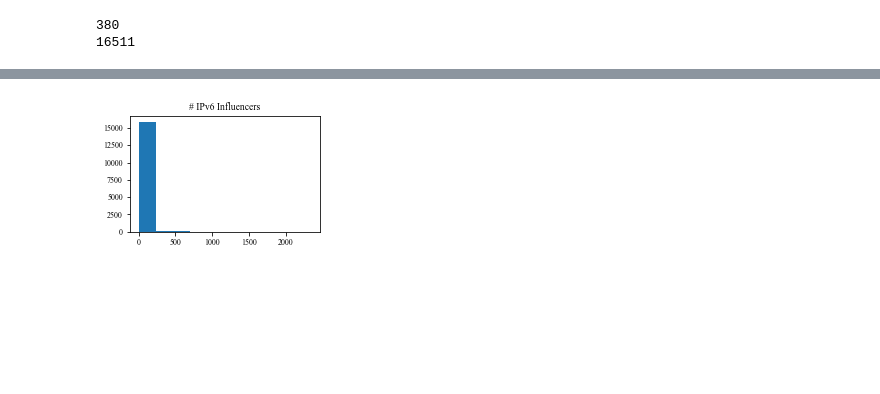
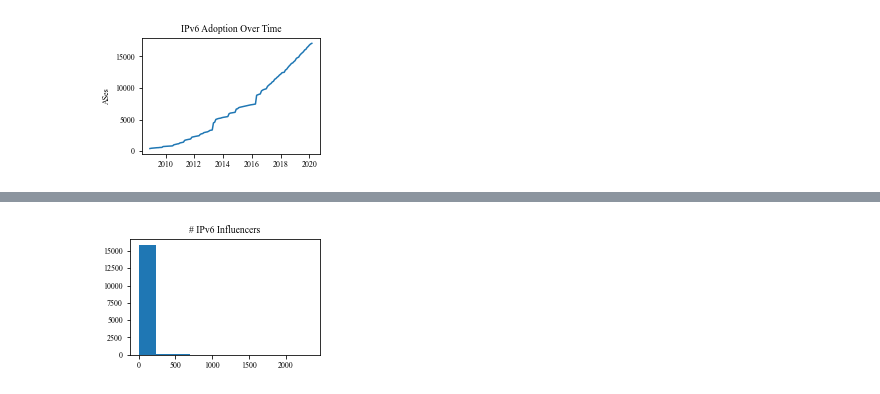
Before and after one commit to leslierice1/15744_project_ipv6_cascades, a Jupyter notebook: cascade-experiments.ipynb, the cells around one changed output, grey strips where cells are left out. Saved outputs shown, nothing was run; the diff lists cells and outputs as text; code cells hidden in the pictures; blank space fills up the shorter version.

Commit message:
Move graph processing to different files

```diff
--- a/cascade-experiments.ipynb
+++ b/cascade-experiments.ipynb
@@ -107,3 +19,5 @@ def download_as_relationships_file(year, month):
 # %%
 start_date = datetime.date(year=2008, month=12, day=1)
 end_date = datetime.date(year=2020, month=4, day=1)
+ipv6_graph = IPv6Graph(start_date, end_date)
+ipv6_nodes_monthly = ipv6_graph.build_graph()
@@ -207,8 +41,0 @@ Downloading http://data.caida.org/datas
-# %%
-initial_ipv6 = [i for i in G.nodes if G.nodes[i].get('time_adopted') == 0]
-print(len(initial_ipv6))
-ipv6_nodes = [n for n in G.nodes if G.nodes[n].get('ipv6')]
-print(len(ipv6_nodes))
-# %% [output]
-380
-16511
@@ -261,0 +42,15 @@ def calculate_frac_ipv6_influencers(node):
+# %%
+x = []
+y = []
+for k, v in ipv6_nodes_monthly.items():
+    x.append(k)
+    y.append(v)
+fig, axs = plt.subplots(1, 1, figsize=(3.25, 2.25))
+plt.plot(x, y)
+plt.title('IPv6 Adoption Over Time')
+plt.ylabel('ASes')
+plt.tight_layout()
+plt.savefig('figures/ipv6_adoption_over_time.pdf', bbox_inches='tight')
+plt.show()
+# %% [output]
+[figure, added]
```
Also changed, not shown: parts of 9 cells of this notebook, 4 other files.
